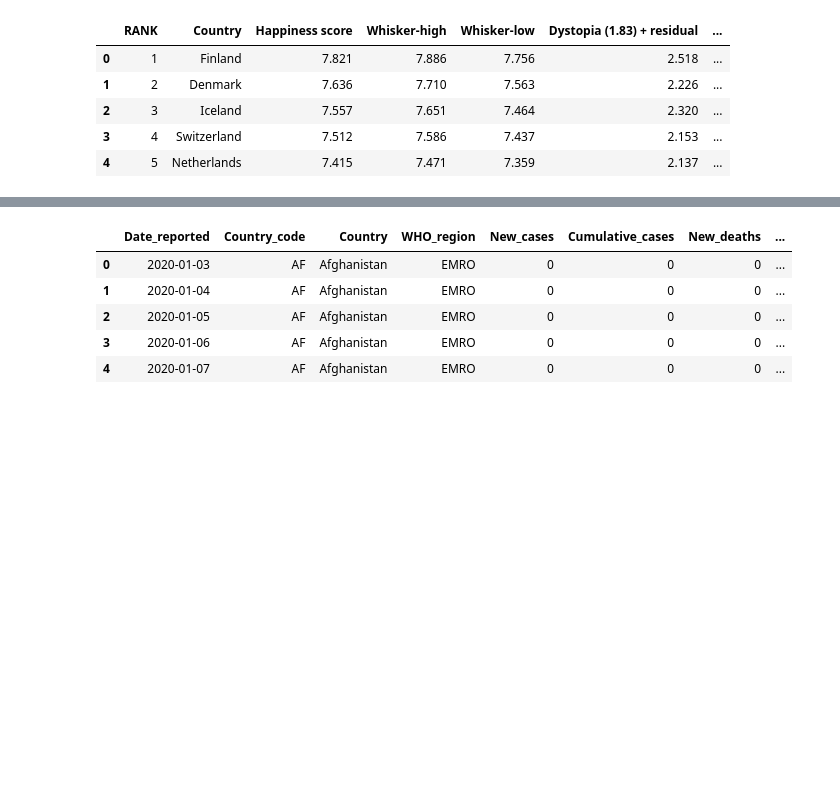
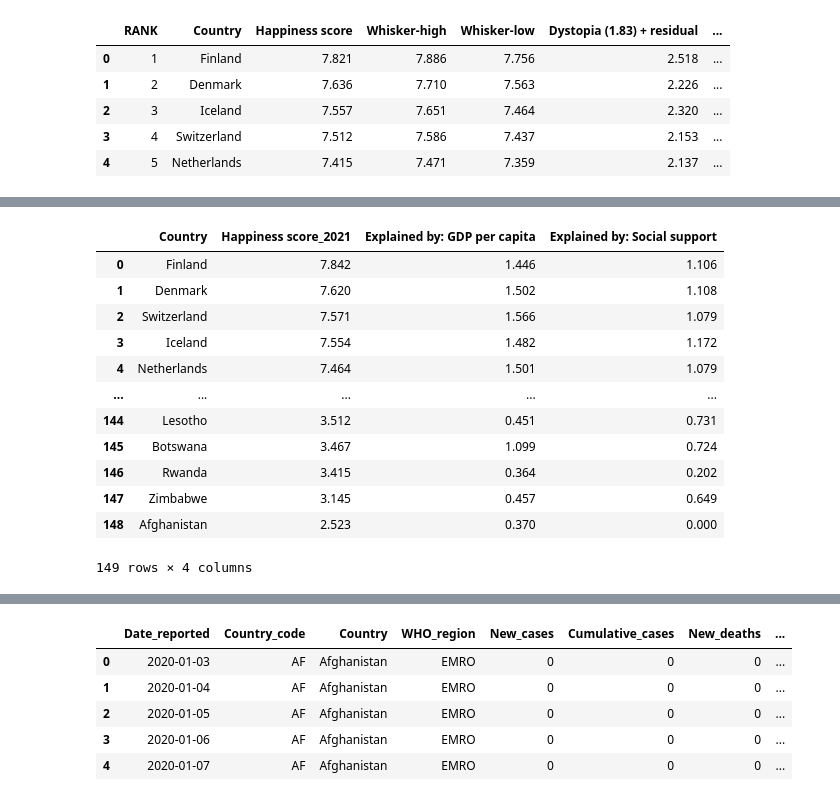
Before and after one commit to PBx0N/HappinessAndCovid, a Jupyter notebook: Transforming_data/transfrom_data_JS.ipynb, the cells around one changed output, grey strips where cells are left out. Cells and saved outputs as stored; diff of their text form; code cells hidden in the pictures; blank space fills up the shorter version.

```diff
--- a/Transforming_data/transfrom_data_JS.ipynb
+++ b/Transforming_data/transfrom_data_JS.ipynb
@@ -18,0 +64,19 @@ happiness_df.head()
+# %%
+happiness2021_df = happiness2021_df[['Country name', 'Ladder score', 'Explained by: Log GDP per capita', 'Explained by: Social support']]
+happiness2021_df.dropna(axis=0, how='any', thresh=None, subset=None, inplace=False)
+happiness2021_df.rename(columns = {'Country name':'Country', 'Ladder score':'Happiness score_2021', 'Explained by: Log GDP per capita':'Explained by: GDP per capita'}, inplace = True)
+happiness2021_df
+# %% [output]
+|  | Country | Happiness score_2021 | Explained by: GDP per capita | Explained by: Social support |
+| 0 | Finland | 7.842 | 1.446 | 1.106 |
+| 1 | Denmark | 7.620 | 1.502 | 1.108 |
+| 2 | Switzerland | 7.571 | 1.566 | 1.079 |
+| 3 | Iceland | 7.554 | 1.482 | 1.172 |
+| 4 | Netherlands | 7.464 | 1.501 | 1.079 |
+| ... | ... | ... | ... | ... |
+| 144 | Lesotho | 3.512 | 0.451 | 0.731 |
+| 145 | Botswana | 3.467 | 1.099 | 0.724 |
+| 146 | Rwanda | 3.415 | 0.364 | 0.202 |
+| 147 | Zimbabwe | 3.145 | 0.457 | 0.649 |
+| 148 | Afghanistan | 2.523 | 0.370 | 0.000 |
+149 rows × 4 columns
```
Also changed, not shown: parts of 15 cells of this notebook, 5 other files.
